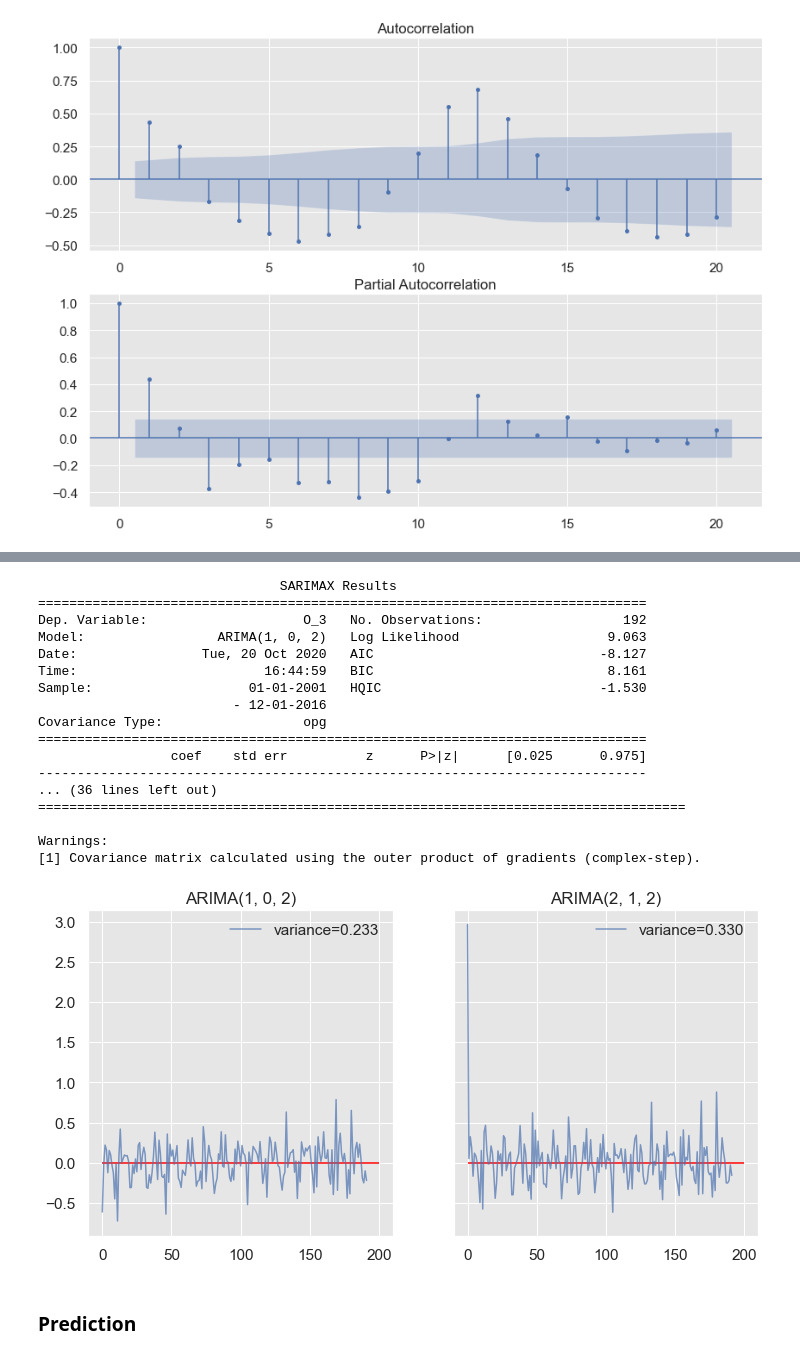
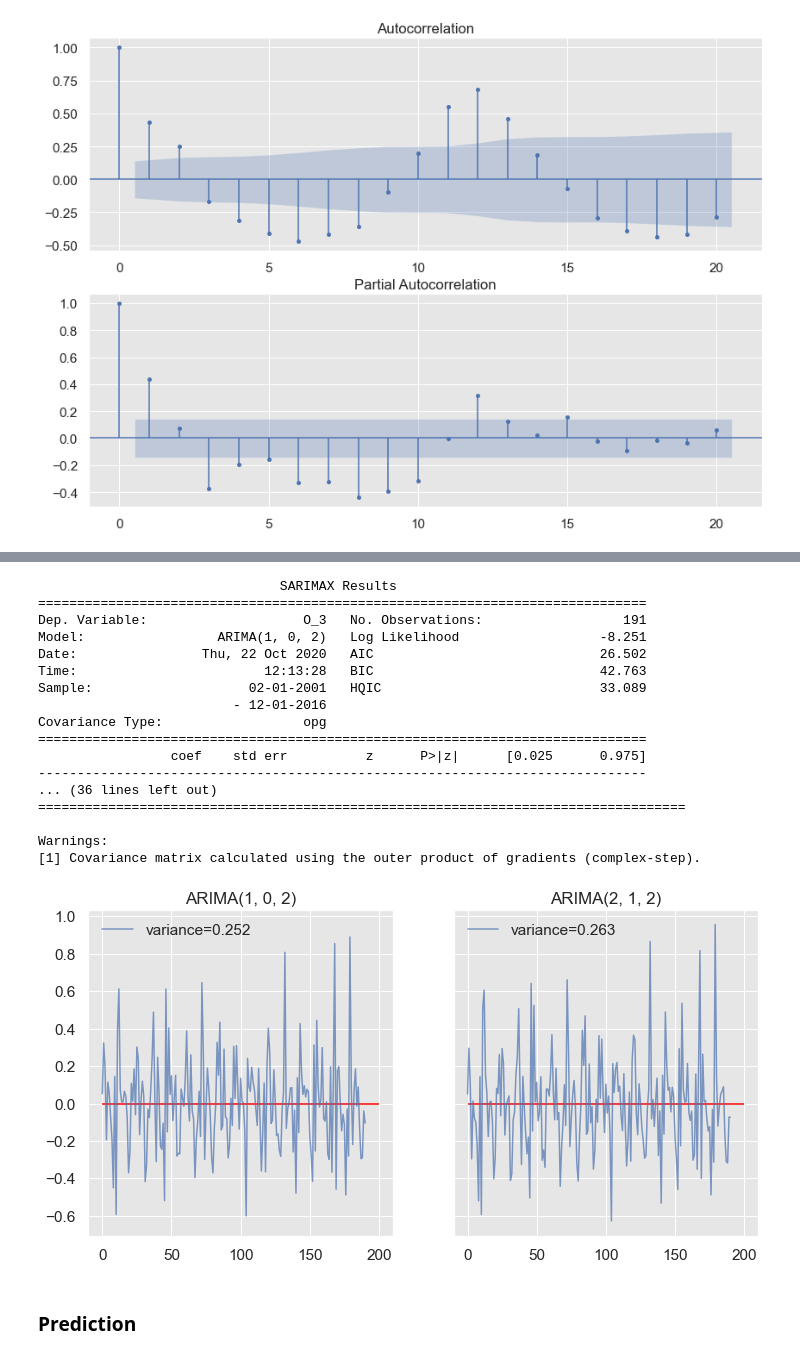
Before and after one commit to Jorge-Salmon/air_qualityMadrid, a Jupyter notebook: main.ipynb, the cells around one changed output, grey strips where cells are left out. Drawn from its saved outputs; the diff is of its cells as text; code cells hidden in the pictures.

```diff
--- a/main.ipynb
+++ b/main.ipynb
@@ -364,7 +365,7 @@ Critical values :
 p-value is very high.
 # %%
 # trend
-df_log=np.log(df_roll['O_3'])
+df_log=np.log(df_roll['O_3'].copy())
 df_log=df_log[:-1]
 plt.plot(df_log)
 plt.xlabel('Year')
@@ -530,40 +533,40 @@ Warnings:
 # %%
-model = ARIMA(df_log, order=(1, 0, 2))
+model = ARIMA(df_logDiffShift, order=(1, 0, 2))
 res_102 = model.fit()
 print(res_102.summary())
 
-model = ARIMA(df_log, order=(2, 1, 2))
+model = ARIMA(df_logDiffShift, order=(2, 1, 2))
 res_212 = model.fit()
 print(res_212.summary())
 
 fig, ax = plt.subplots(1, 2, sharey=True, figsize=(12, 6))
 ax[0].plot(res_102.resid.values, alpha=0.7, label='variance={:.3f}'.format(np.std(res_102.resid.values)));
 ax[0].hlines(0, xmin=0, xmax=200, color='r');
 ax[0].set_title("ARIMA(1, 0, 2)");
 ax[0].legend();
 ax[1].plot(res_212.resid.values, alpha=0.7, label='variance={:.3f}'.format(np.std(res_212.resid.values)));
 ax[1].hlines(0, xmin=0, xmax=200, color='r');
 ax[1].set_title("ARIMA(2, 1, 2)");
 ax[1].legend();
 # %% [output]
                                SARIMAX Results
 ==============================================================================
-Dep. Variable:                    O_3   No. Observations:                  192
-Model:                 ARIMA(1, 0, 2)   Log Likelihood                   9.063
-Date:                Tue, 20 Oct 2020   AIC                             -8.127
-Time:                        16:44:59   BIC                              8.161
-Sample:                    01-01-2001   HQIC                            -1.530
+Dep. Variable:                    O_3   No. Observations:                  191
+Model:                 ARIMA(1, 0, 2)   Log Likelihood                  -8.251
+Date:                Thu, 22 Oct 2020   AIC                             26.502
+Time:                        12:13:28   BIC                             42.763
+Sample:                    02-01-2001   HQIC                            33.089
                          - 12-01-2016
 Covariance Type:                  opg
 ==============================================================================
                  coef    std err          z      P>|z|      [0.025      0.975]
 ------------------------------------------------------------------------------
 ... (36 lines left out)
 ===================================================================================
 
 Warnings:
 [1] Covariance matrix calculated using the outer product of gradients (complex-step).
-[figure, old version]
+[figure, new version]
 # %% [markdown]
 ### Prediction
 # %%
```
Also changed, not shown: parts of 6 cells of this notebook.
